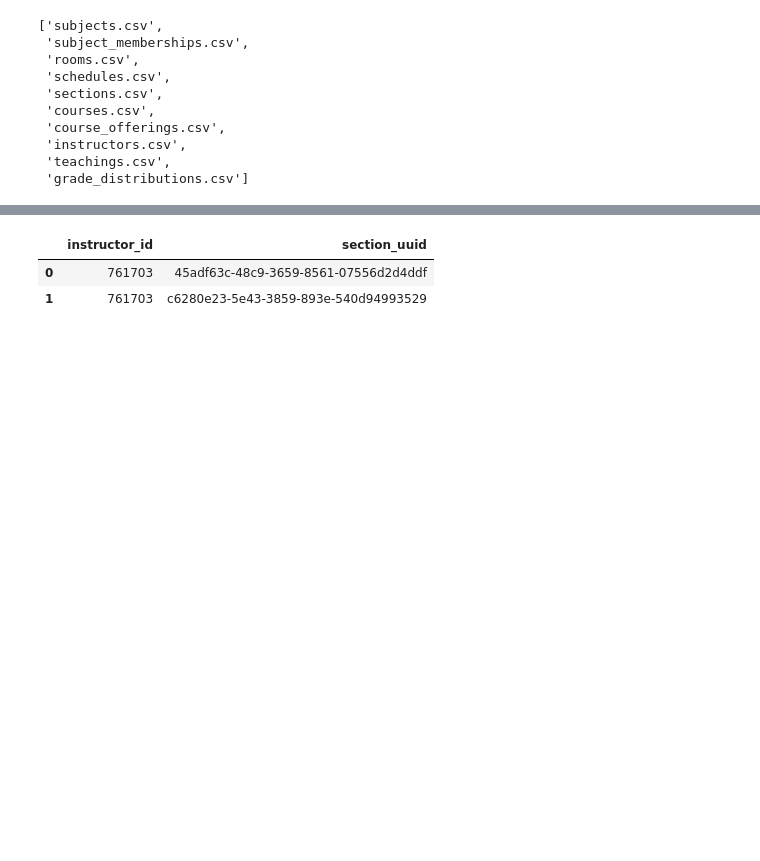
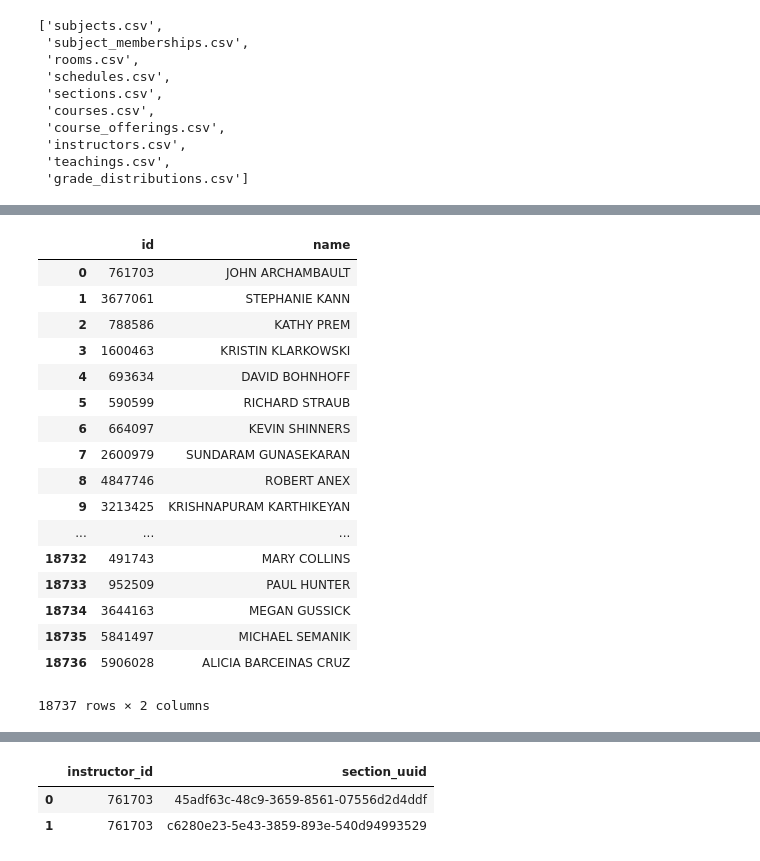
Before and after one commit to UpwardTrajectory/hypo-testing-UW-madison, a Jupyter notebook: kaspar_eda.ipynb, the cells around one changed output, grey strips where cells are left out. Cells and saved outputs as stored; diff of their text form; code cells hidden in the pictures; blank space fills up the shorter version.

```diff
--- a/kaspar_eda.ipynb
+++ b/kaspar_eda.ipynb
@@ -224,0 +154,21 @@ all_grades_count_df.loc[all_grades_count_df['class_size'] < 25]
+# %%
+instructors
+# %% [output]
+|  | id | name |
+| 0 | 761703 | JOHN ARCHAMBAULT |
+| 1 | 3677061 | STEPHANIE KANN |
+| 2 | 788586 | KATHY PREM |
+| 3 | 1600463 | KRISTIN KLARKOWSKI |
+| 4 | 693634 | DAVID BOHNHOFF |
+| 5 | 590599 | RICHARD STRAUB |
+| 6 | 664097 | KEVIN SHINNERS |
+| 7 | 2600979 | SUNDARAM GUNASEKARAN |
+| 8 | 4847746 | ROBERT ANEX |
+| 9 | 3213425 | KRISHNAPURAM KARTHIKEYAN |
+| ... | ... | ... |
+| 18732 | 491743 | MARY COLLINS |
+| 18733 | 952509 | PAUL HUNTER |
+| 18734 | 3644163 | MEGAN GUSSICK |
+| 18735 | 5841497 | MICHAEL SEMANIK |
+| 18736 | 5906028 | ALICIA BARCEINAS CRUZ |
+18737 rows × 2 columns
```
Also changed, not shown: parts of 37 cells of this notebook.
